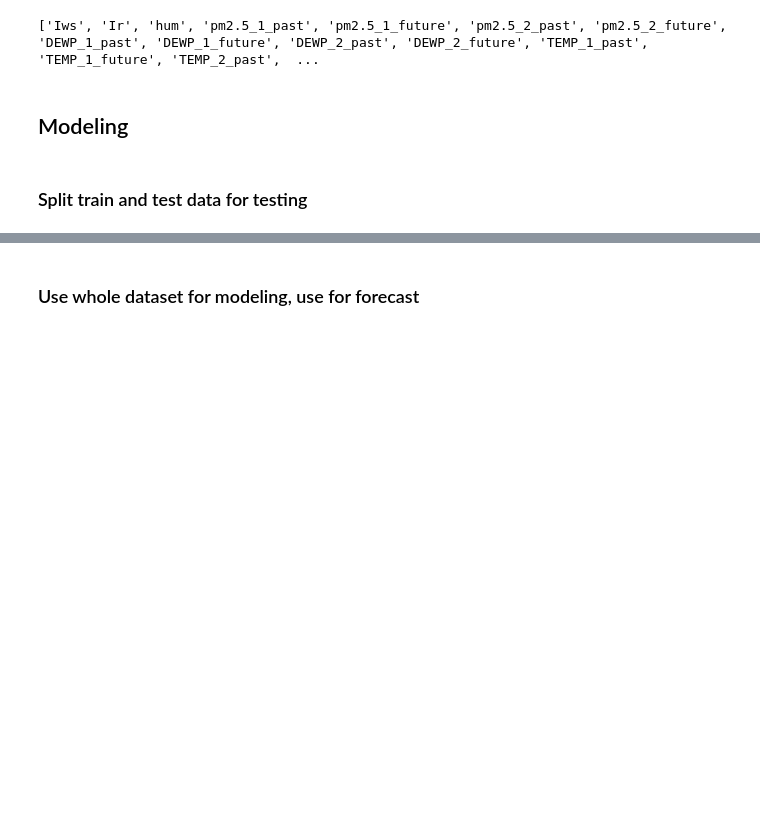
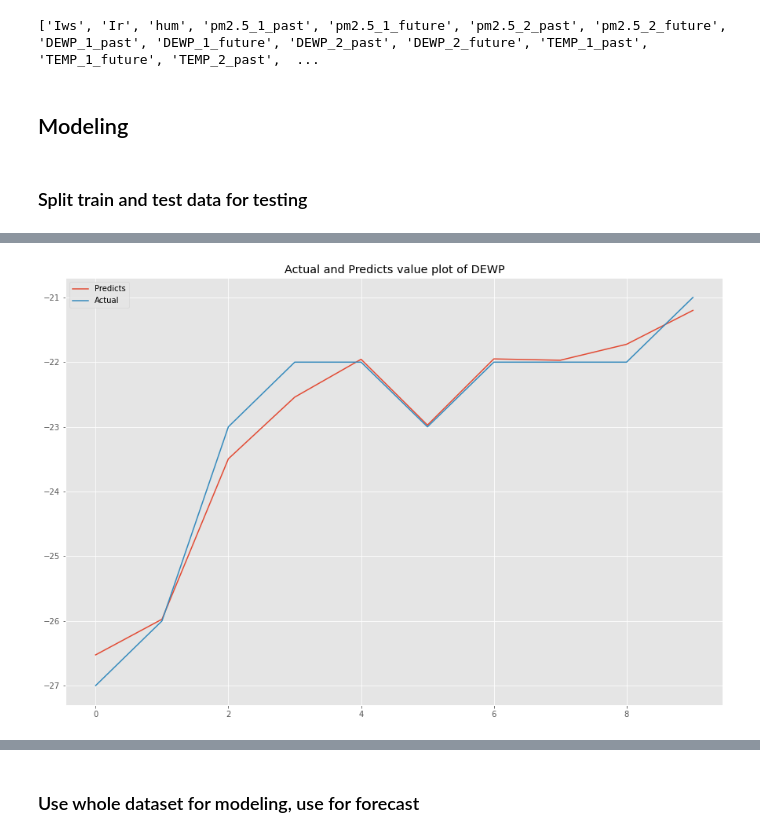
Before and after one commit to tuanio/pollution_prediction, a Jupyter notebook: code.ipynb, the cells around one changed output, grey strips where cells are left out. Drawn from its saved outputs; the diff is of its cells as text; code cells hidden in the pictures; blank space fills up the shorter version.

```diff
--- a/code.ipynb
+++ b/code.ipynb
@@ -236,0 +295,4 @@ important_features(random_forest_test, features)
+# %%
+make_plot('DEWP')
+# %% [output]
+[figure, added]
```
Also changed, not shown: parts of 43 cells of this notebook, 3 other files.
